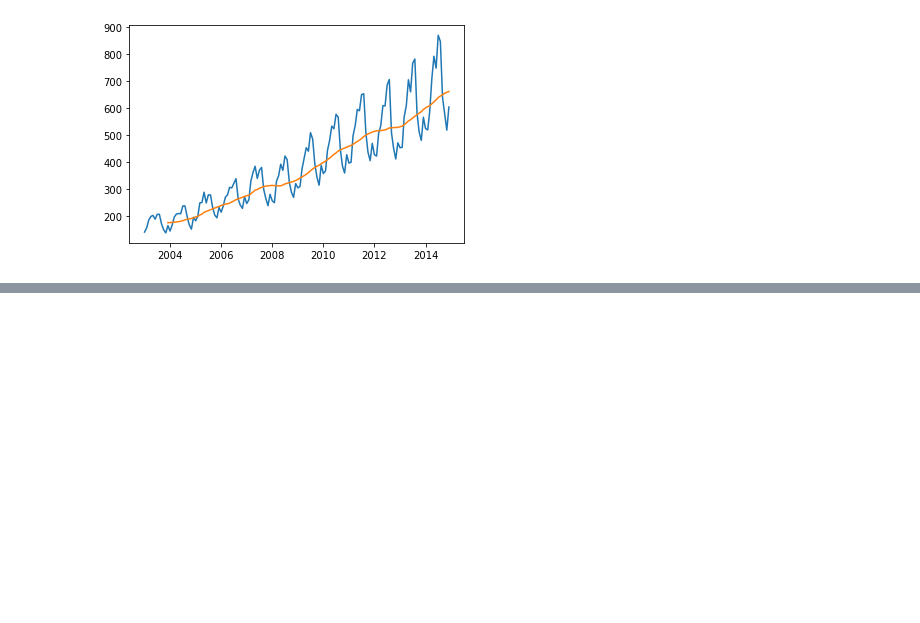
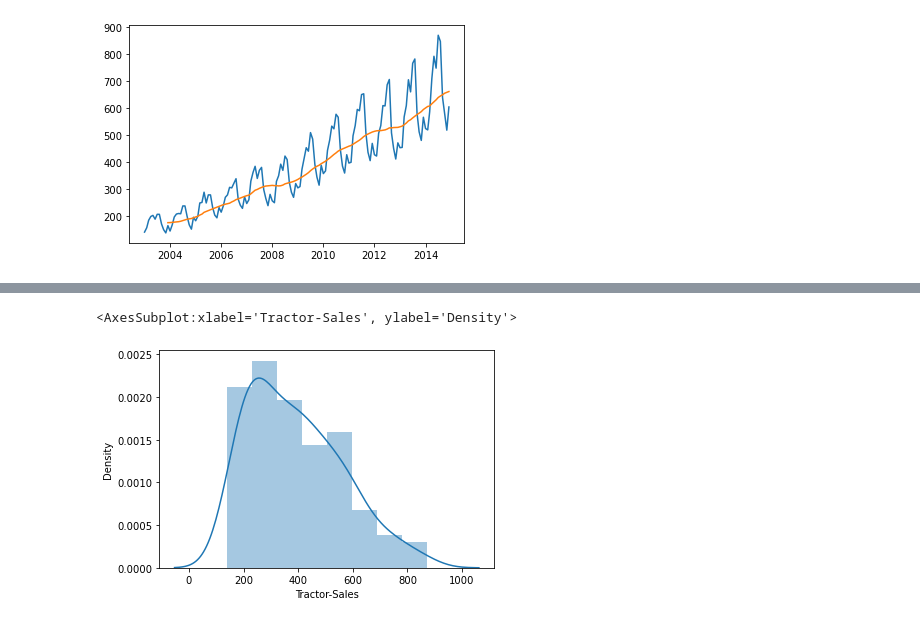
Before and after one commit to iamaakashpal/TIME-SERIES, a Jupyter notebook: TIME SERIES.ipynb, the cells around one changed output, grey strips where cells are left out. Cells and saved outputs as stored; diff of their text form; code cells hidden in the pictures; blank space fills up the shorter version.

```diff
--- a/TIME SERIES.ipynb
+++ b/TIME SERIES.ipynb
@@ -227,0 +295,5 @@ plt.plot(ts_sales.rolling(window=12).mean())
+# %%
+sns.distplot(ts_sales)
+# %% [output]
+<AxesSubplot:xlabel='Tractor-Sales', ylabel='Density'>
+[figure, added]
```
Also changed, not shown: parts of 10 cells of this notebook.
